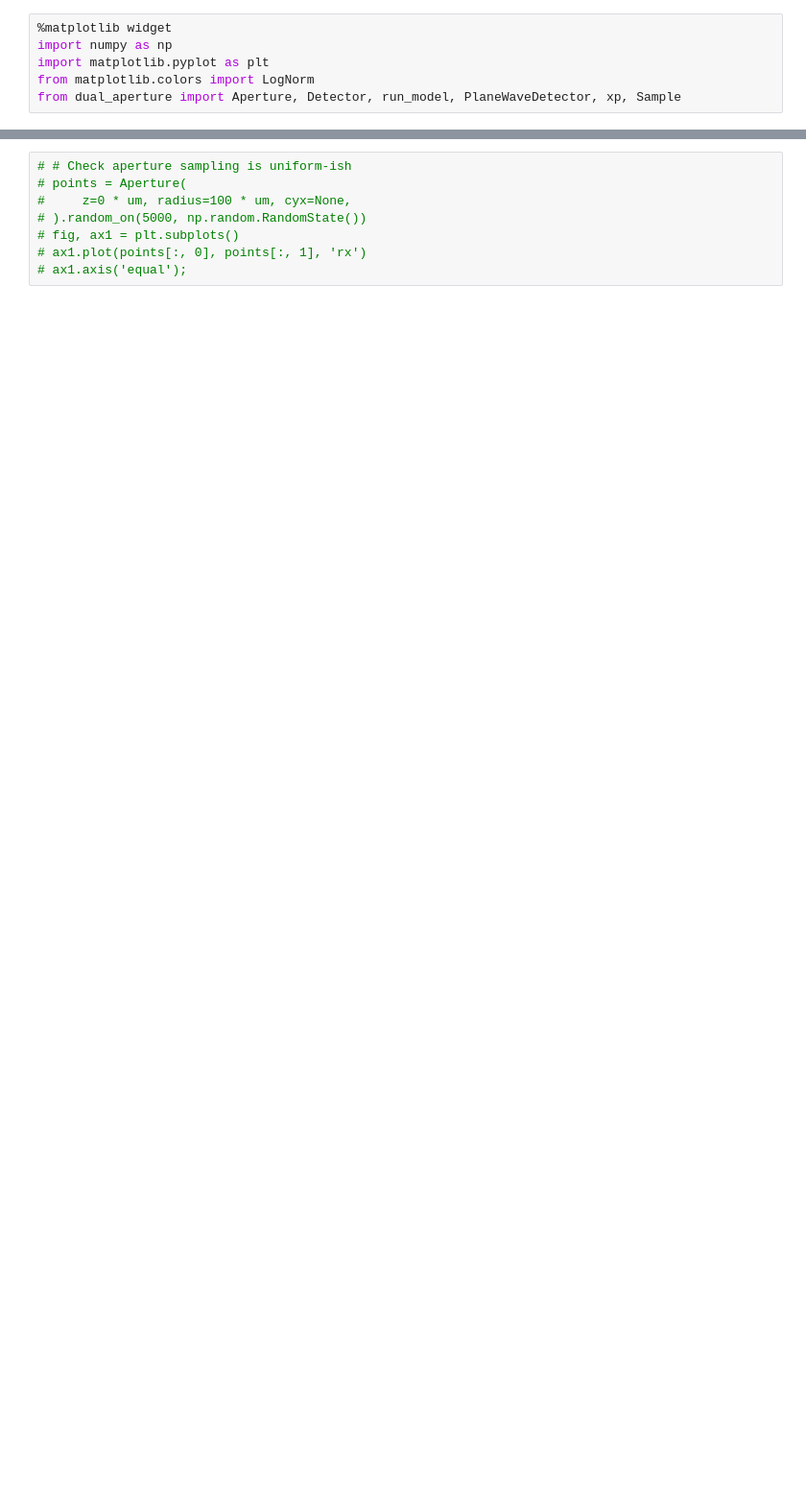
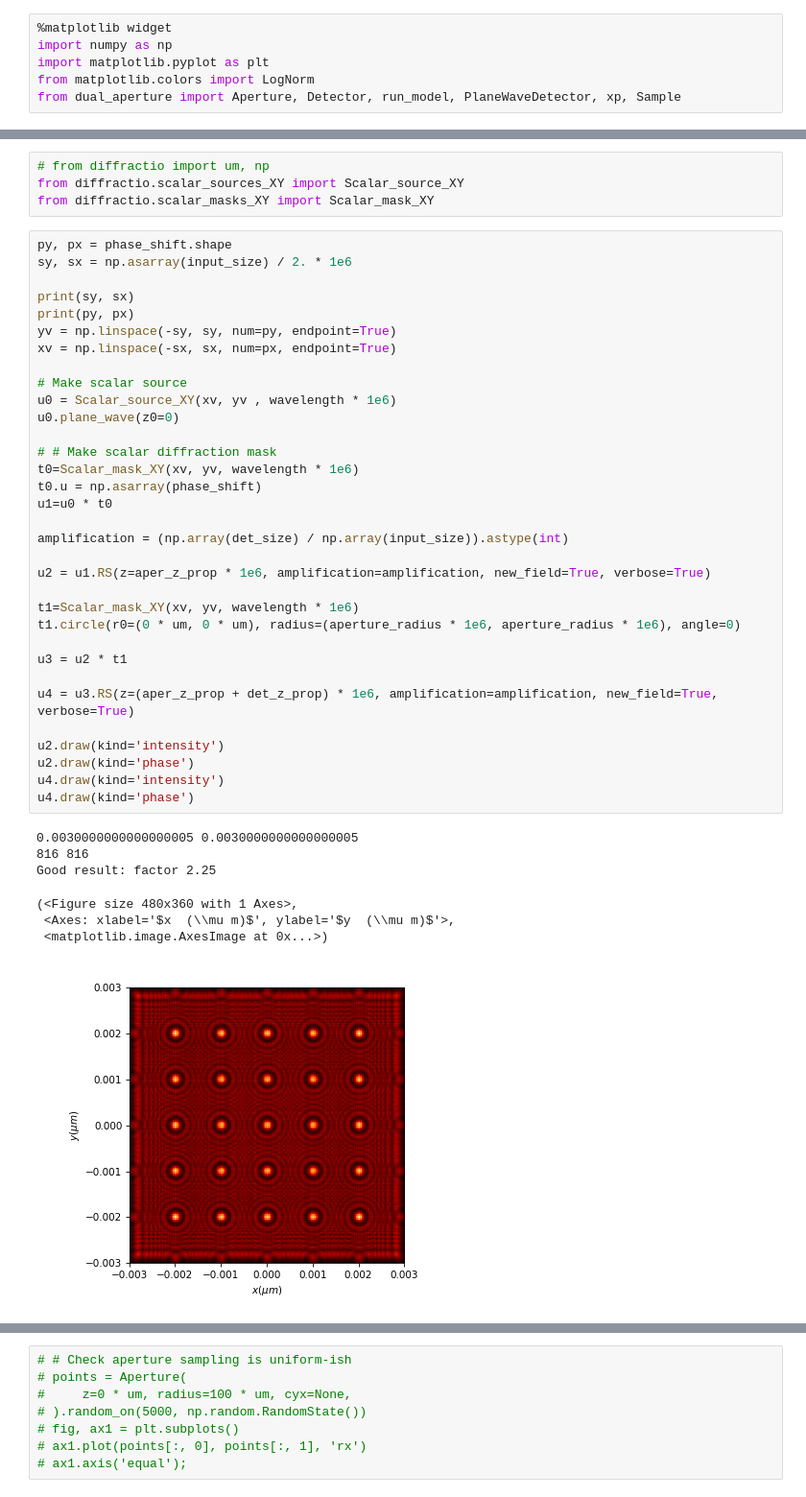
Before and after one commit to DavidLanders95/MonteCarloMS, a Jupyter notebook: dual_aperture.ipynb, the cells around one changed output, grey strips where cells are left out. Shown at 96% size. Drawn from its saved outputs; the diff is of its cells as text; blank space fills up the shorter version.

```diff
--- a/dual_aperture.ipynb
+++ b/dual_aperture.ipynb
@@ -79,0 +98,45 @@ Text(0.5, 1.0, 'phase')
+# %%
+# from diffractio import um, np
+from diffractio.scalar_sources_XY import Scalar_source_XY
+from diffractio.scalar_masks_XY import Scalar_mask_XY
+# %%
+py, px = phase_shift.shape
+sy, sx = np.asarray(input_size) / 2. * 1e6
+
+print(sy, sx)
+print(py, px)
+yv = np.linspace(-sy, sy, num=py, endpoint=True)
+xv = np.linspace(-sx, sx, num=px, endpoint=True)
+
+# Make scalar source
+u0 = Scalar_source_XY(xv, yv , wavelength * 1e6)
+u0.plane_wave(z0=0)
+
+# # Make scalar diffraction mask
+t0=Scalar_mask_XY(xv, yv, wavelength * 1e6)
+t0.u = np.asarray(phase_shift)
+u1=u0 * t0
+
+amplification = (np.array(det_size) / np.array(input_size)).astype(int)
+
+u2 = u1.RS(z=aper_z_prop * 1e6, amplification=amplification, new_field=True, verbose=True)
+
+t1=Scalar_mask_XY(xv, yv, wavelength * 1e6)
+t1.circle(r0=(0 * um, 0 * um), radius=(aperture_radius * 1e6, aperture_radius * 1e6), angle=0)
+
+u3 = u2 * t1
+
+u4 = u3.RS(z=(aper_z_prop + det_z_prop) * 1e6, amplification=amplification, new_field=True, verbose=True)
+
+u2.draw(kind='intensity')
+u2.draw(kind='phase')
+u4.draw(kind='intensity')
+u4.draw(kind='phase')
+# %% [output]
+0.0030000000000000005 0.0030000000000000005
+816 816
+Good result: factor 2.25
+(<Figure size 480x360 with 1 Axes>,
+ <Axes: xlabel='$x  (\\mu m)$', ylabel='$y  (\\mu m)$'>,
+ <matplotlib.image.AxesImage at 0x...>)
+[figure, added]
```
Also changed, not shown: parts of 7 cells of this notebook, 11 other files.
